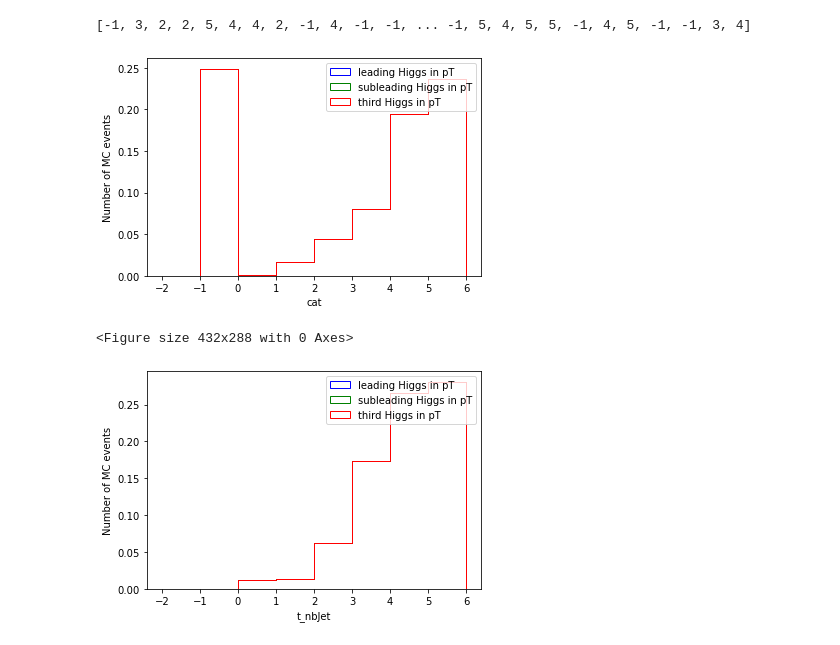
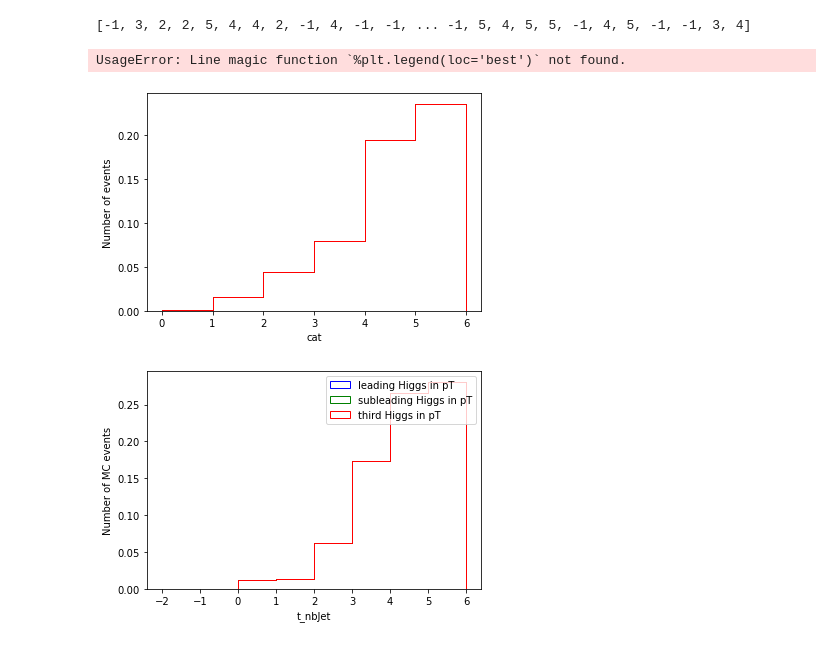
Before and after one commit to nanlu06/HHHAna, a Jupyter notebook: notebooks/readskimmednanoAOD.ipynb, the cells around one changed output. Drawn from its saved outputs; the diff is of its cells as text; code cells hidden in the pictures.

```diff
--- a/notebooks/readskimmednanoAOD.ipynb
+++ b/notebooks/readskimmednanoAOD.ipynb
@@ -2,7 +2,7 @@
 import uproot
 import matplotlib.pyplot as plt
 # %%
-file = uproot.open('/eos/home-n/nlu/SWAN_projects/HHH/HHHAna/ana_hhh_2017.root')
+file = uproot.open('/eos/home-n/nlu/SWAN_projects/HHH/HHHAna/HHHAna/ana_hhh_2017.root')
 # %%
 file.keys()
 # %% [output]
@@ -38,18 +38,18 @@ print(branches['cat'])
 # %% [output]
 [-1, 3, 2, 2, 5, 4, 4, 2, -1, 4, -1, -1, ... -1, 5, 4, 5, 5, -1, 4, 5, -1, -1, 3, 4]
 # %%
-plt.hist(branches['cat'], weights = branches['genweight'], bins=8, histtype='step', label='leading Higgs in pT', color='blue',range=(-2, 6))
-plt.hist(branches['cat'], weights = branches['genweight'], bins=8, histtype='step', label='subleading Higgs in pT', color='green',range=(-2, 6))
-plt.hist(branches['cat'], weights = branches['genweight'], bins=8, histtype='step', label='third Higgs in pT', color='red',range=(-2, 6))
+plt.hist(branches['cat'], weights = branches['genweight'], bins=6, histtype='step', label='leading Higgs in pT', color='blue',range=(0, 6))
+plt.hist(branches['cat'], weights = branches['genweight'], bins=6, histtype='step', label='subleading Higgs in pT', color='green',range=(0, 6))
+plt.hist(branches['cat'], weights = branches['genweight'], bins=6, histtype='step', label='third Higgs in pT', color='red',range=(0, 6))
 plt.xlabel('cat')
-plt.ylabel('Number of MC events')
-plt.legend(loc='best')
-plt.show()
+plt.ylabel('Number of events')
+%plt.legend(loc='best')
+%plt.show()
 plt.savefig("figs/cat.pdf")
 plt.savefig("figs/cat.png")
 # %% [output]
+UsageError: Line magic function `%plt.legend(loc='best')` not found.
-[figure, old version]
+[figure, new version]
-<Figure size 432x288 with 0 Axes>
 # %%
 plt.hist(branches['t_nbJet'], weights = branches['genweight'], bins=8, histtype='step', label='leading Higgs in pT', color='blue',range=(-2, 6))
 plt.hist(branches['t_nbJet'], weights = branches['genweight'], bins=8, histtype='step', label='subleading Higgs in pT', color='green',range=(-2, 6))
```
Also changed, not shown: parts of 12 cells of this notebook, 1 other file.
